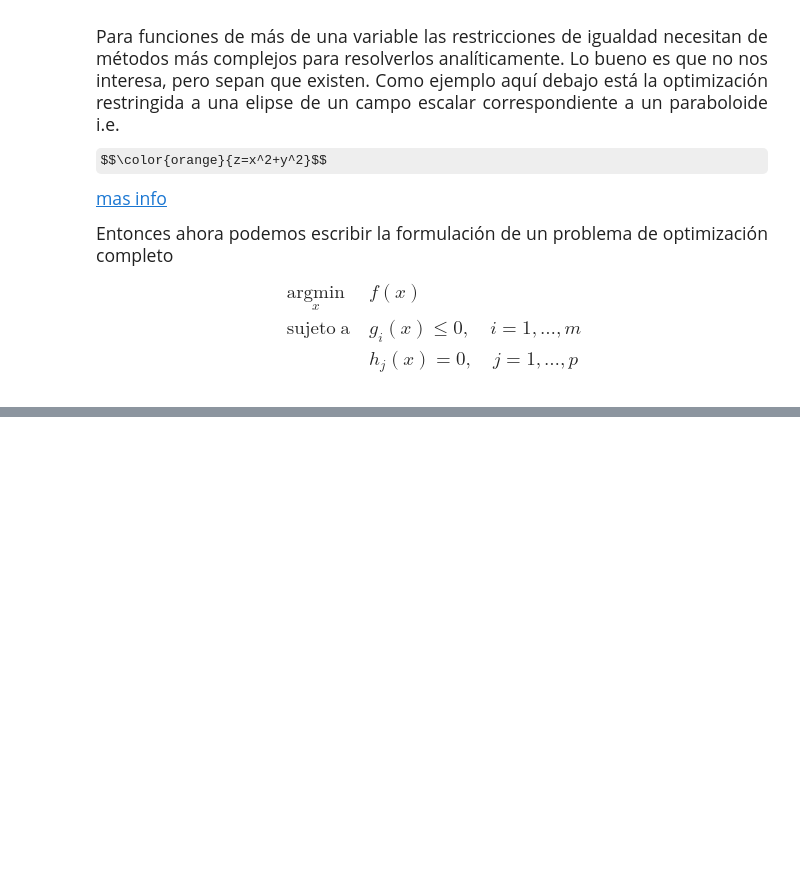
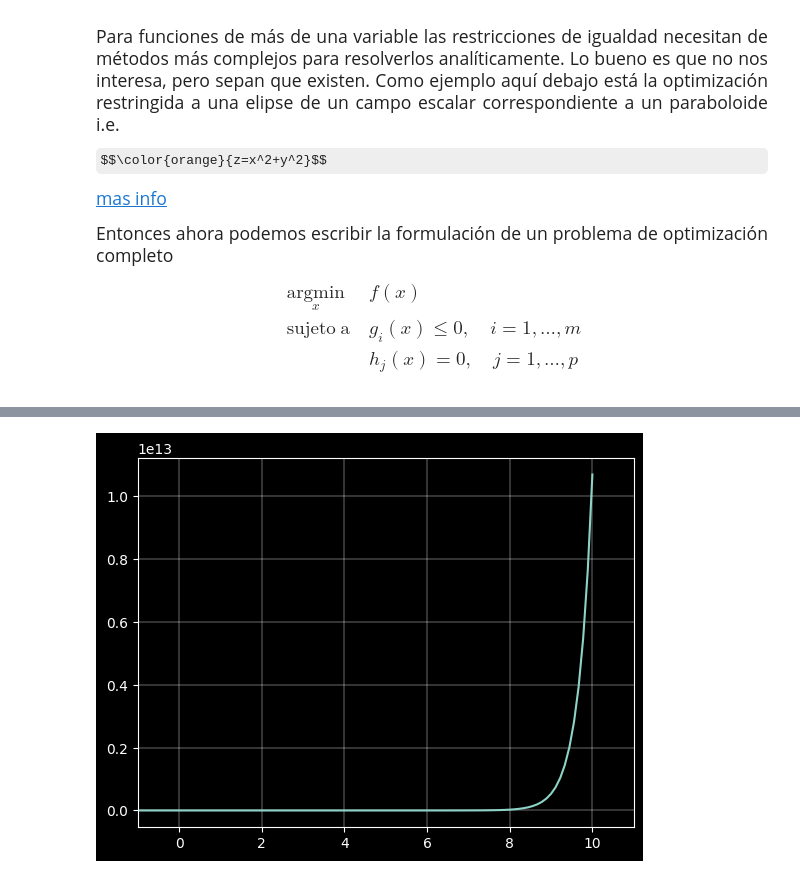
Before and after one commit to SunFanton/python-courses, a Jupyter notebook: maths-for-ai/5_Optimizacion/Optimizacion.ipynb, the cells around one changed output, grey strips where cells are left out. Cells and saved outputs as stored; diff of their text form; code cells hidden in the pictures; some formulas as TeX source; blank space fills up the shorter version.

```diff
--- a/maths-for-ai/5_Optimizacion/Optimizacion.ipynb
+++ b/maths-for-ai/5_Optimizacion/Optimizacion.ipynb
@@ -508,0 +581,13 @@ $$\begin{aligned}&{\underset {x}{\operatorname {arg min} }}&&f(x)\\&\operatornam
+# %%
+x_n_example = np.linspace(-1,10,100)
+y_n_example = np.exp(3 * x_n_example) - 4
+
+plt.plot(x_n_example,y_n_example)
+
+plt.xlim(-1, 11)
+
+plt.grid(linewidth=0.3)
+
+plt.show()
+# %% [output]
+[figure, added]
```
Also changed, not shown: parts of 31 cells of this notebook, 8 other files.
